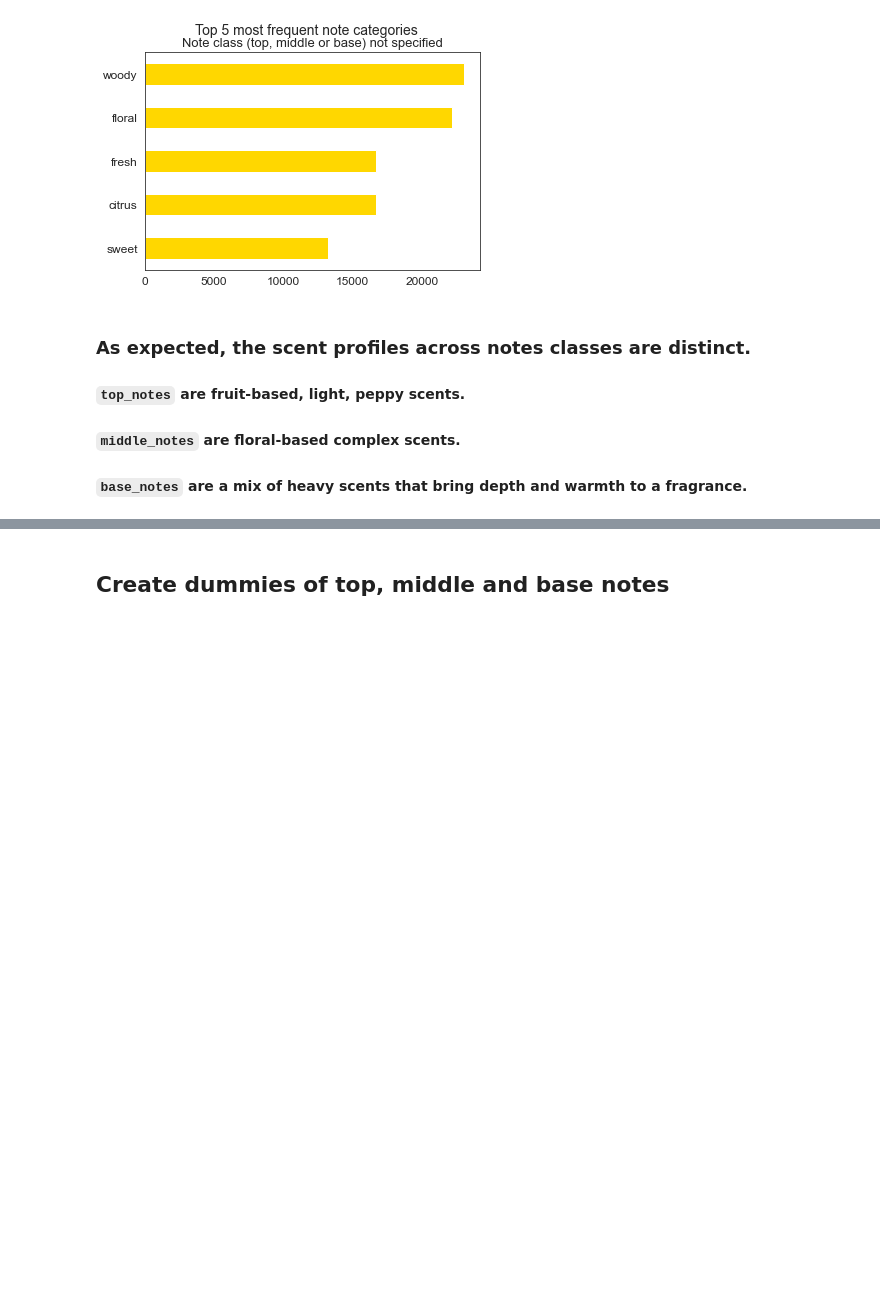
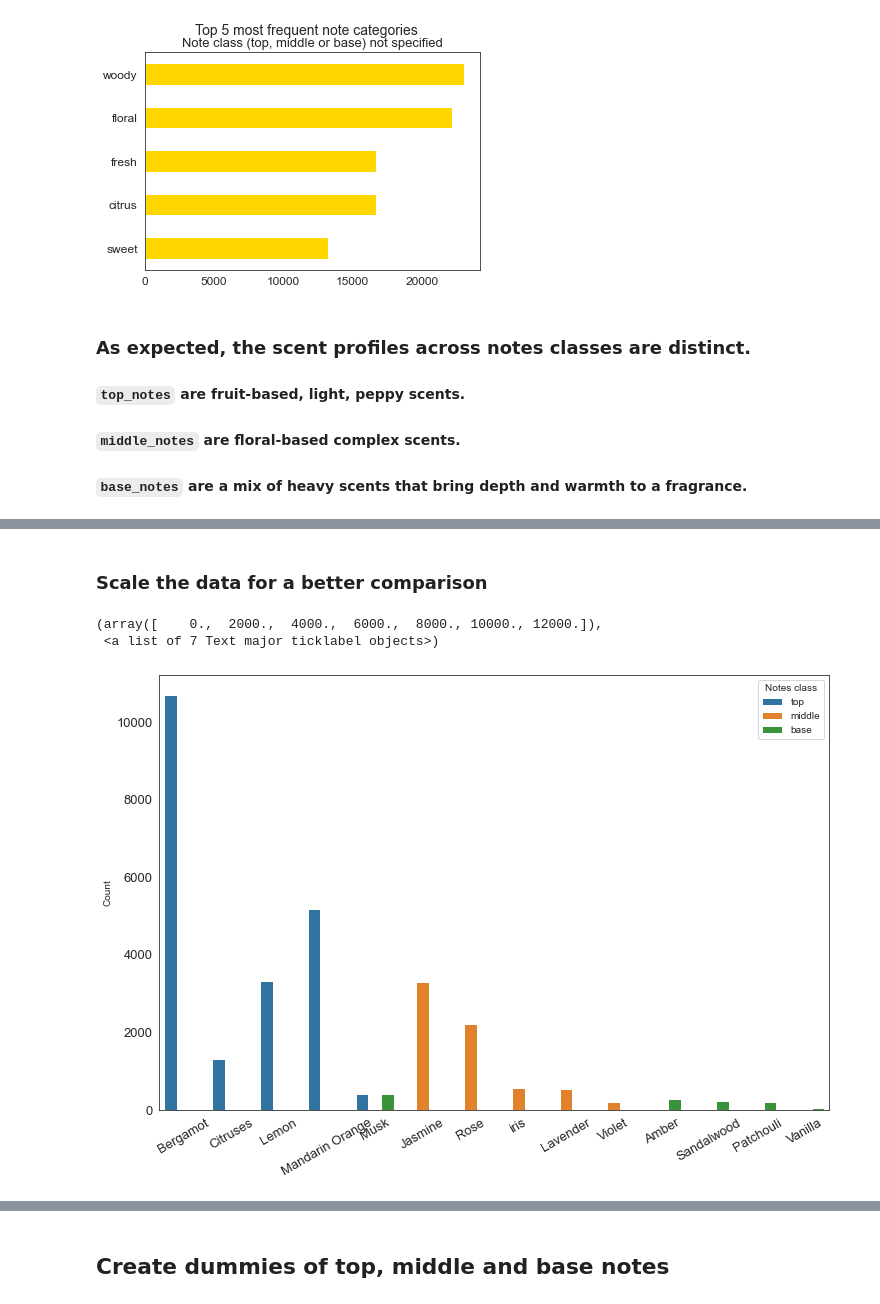
Before and after one commit to abishop17/hitting_top_notes_fragrances, a Jupyter notebook: code/notes_preprocess_eda.ipynb, the cells around one changed output, grey strips where cells are left out. Saved outputs shown, nothing was run; the diff lists cells and outputs as text; code cells hidden in the pictures; blank space fills up the shorter version.

Commit message:
update new plots and reordered cells for readability

```diff
--- a/code/notes_preprocess_eda.ipynb
+++ b/code/notes_preprocess_eda.ipynb
@@ -1024,0 +1002,17 @@ Name: base_total, dtype: float64
+# %%
+# Summarize top 5 notes across classes in preparation for a plot
+
+top_5_all_notes_value_counts_df = pd.DataFrame(pd.concat([top_5_top_notes_value_counts_df['top_total'],
+                                   top_5_mid_notes_value_counts_df['middle_total']]))
+
+top_5_all_notes_value_counts_df = (pd.concat([top_5_all_notes_value_counts_df, top_5_base_notes_value_counts_df['base_total']],
+                                            axis = 0).rename(columns = {0: 'Count'}))
+
+top_5_all_notes_value_counts_df['Notes class'] = 'top'
+for i in range(5, 10):
+    top_5_all_notes_value_counts_df['Notes class'].iloc[i] = 'middle'
+for i in range(10, 15):
+    top_5_all_notes_value_counts_df['Notes class'].iloc[i] = 'base'
+
+
+top_5_all_notes_value_counts_df
@@ -1024,0 +1036,17 @@ Name: base_total, dtype: float64
+# %% [markdown]
+### Scale the data for a better comparison
+# %%
+fig, ax = plt.subplots(figsize = (12, 8))
+
+sns.barplot(data = top_5_all_notes_value_counts_df,
+            x = top_5_all_notes_value_counts_df.index,
+            y = 'Count',
+            hue = 'Notes class')
+
+plt.xticks(rotation = 30, size = 13)
+
+plt.yticks(size = 13)
+# %% [output]
+(array([    0.,  2000.,  4000.,  6000.,  8000., 10000., 12000.]),
+ <a list of 7 Text major ticklabel objects>)
+[figure, added]
```
Also changed, not shown: parts of 12 cells of this notebook.
